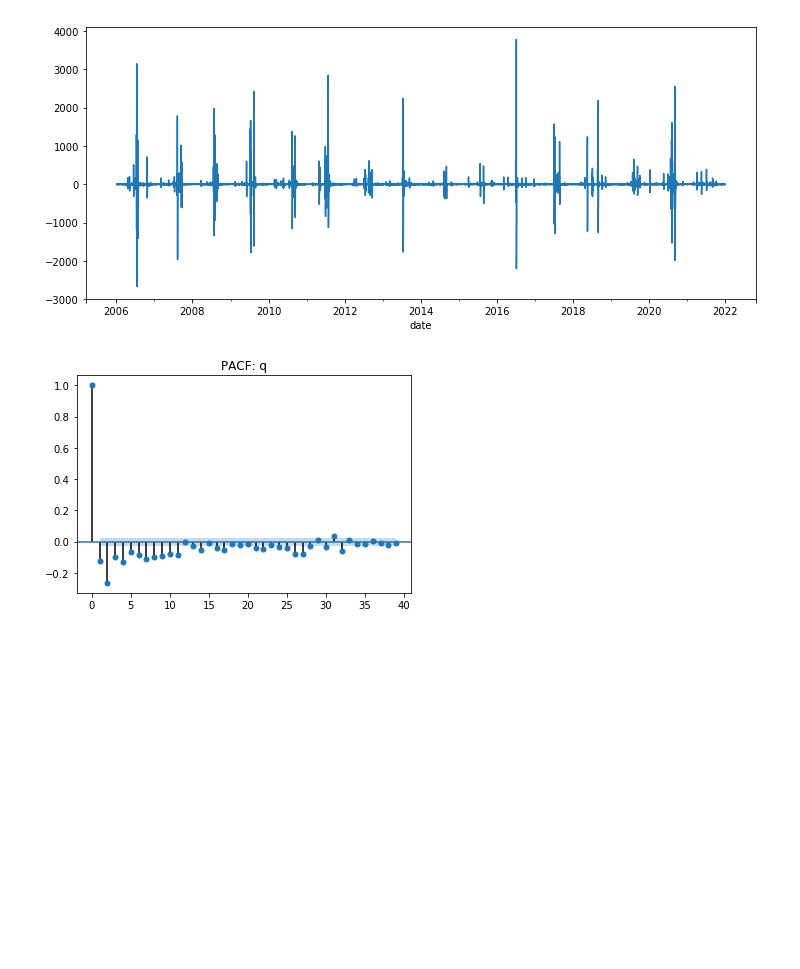
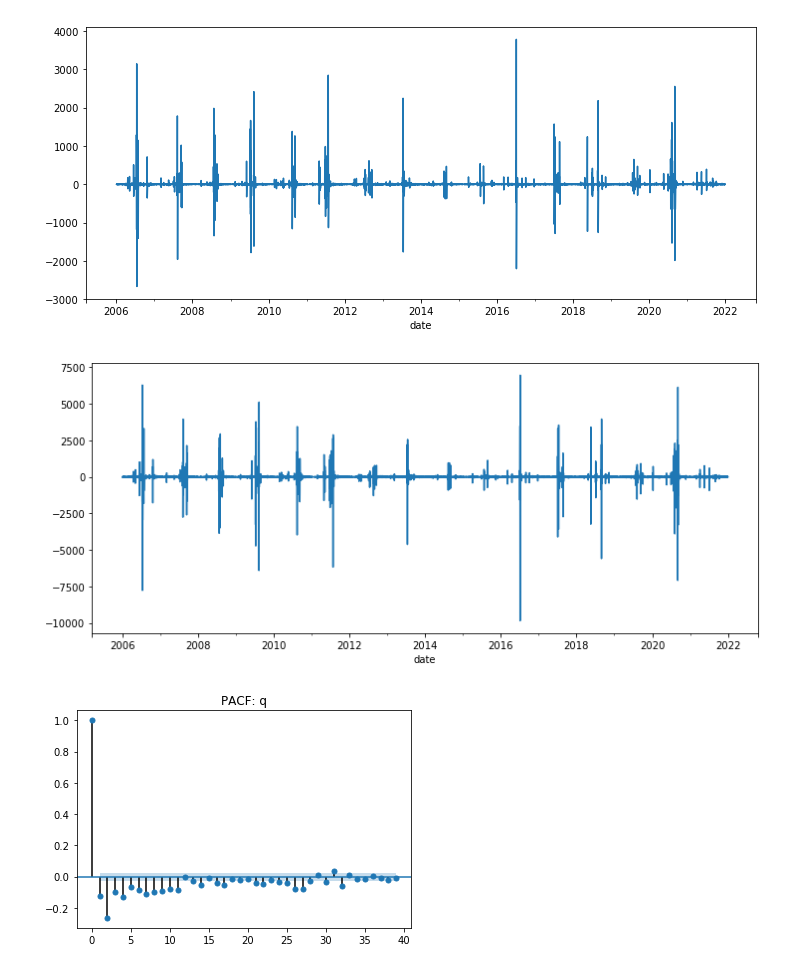
Before and after one commit to cocobyun/timeseries, a Jupyter notebook: ACF-and-PACF.ipynb, the cells around one changed output. Drawn from its saved outputs; the diff is of its cells as text; code cells hidden in the pictures; blank space fills up the shorter version.

```diff
--- a/ACF-and-PACF.ipynb
+++ b/ACF-and-PACF.ipynb
@@ -79,6 +61,11 @@ df1['q'] = diff(df1['q'],k_diff=1)
 df1['q'].plot(figsize=(12,5));
 # %% [output]
 [figure]
+# %%
+df1['q'] = diff(df1['q'],k_diff=2)
+df1['q'].plot(figsize=(12,5));
+# %% [output]
+[figure, added]
 # %%
 title='PACF: q'
 lags=40
```
Also changed, not shown: parts of 9 cells of this notebook, 8 other files.
